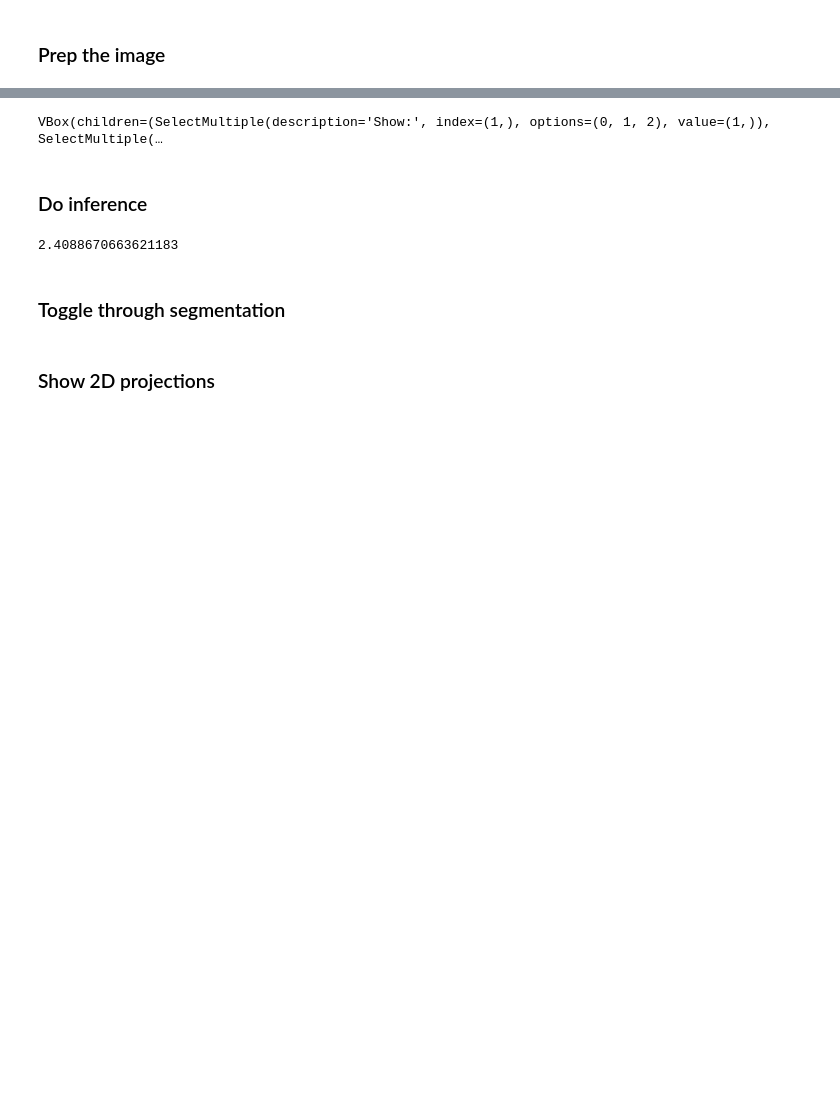
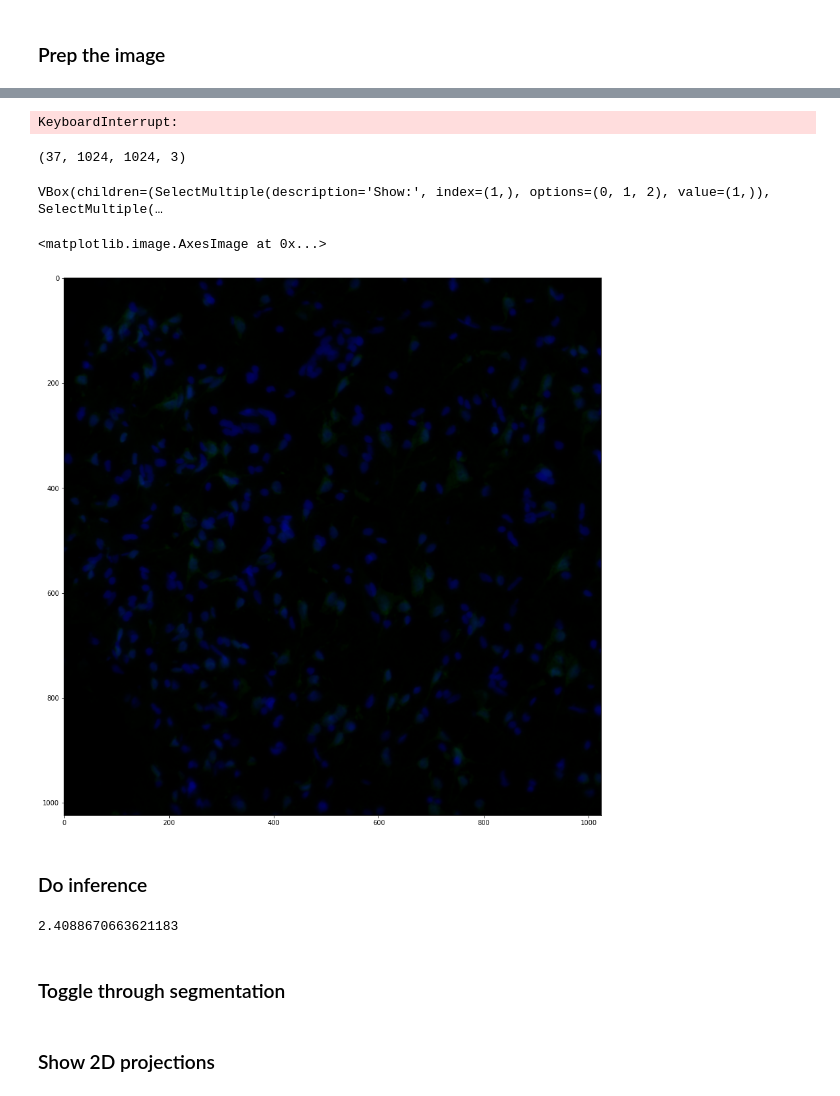
Before and after one commit to djunamay/confocalQuant, a Jupyter notebook: pipeline.ipynb, the cells around one changed output, grey strips where cells are left out. Cells and saved outputs as stored; diff of their text form; code cells hidden in the pictures; blank space fills up the shorter version.

Commit message:
updating toggle

```diff
--- a/pipeline.ipynb
+++ b/pipeline.ipynb
@@ -48,0 +65,12 @@ out_float = int_to_float(out)
+# %%
+import numba as nb
+from scipy import signal
+
+@nb.njit()
+def run_med_filter(out_float, kernel_size=3):
+    out_med = out_float.copy()
+
+    for i in (range(out_med.shape[0])):
+        for j in range(out_med.shape[-1]):
+            out_med[i,:,:,j] = median_filter_2d(out_float[i,:,:,j], kernel_size=kernel_size)
+    return out_med
@@ -49,5 +91,14 @@ out_float = int_to_float(out)
+# %%
+temp = run_med_filter(out_float, 3)
+temp.shap
+# %% [output]
+KeyboardInterrupt:
+# %%
+out_float.shape
+# %% [output]
+(37, 1024, 1024, 3)
 # %%
-toggle, median, background = toggle_filters(out_float)
+toggle, median, background_dict, gamma_dict, upper_dict, lower_dict = toggle_filters(out_float)
 toggle
 # %% [output]
 VBox(children=(SelectMultiple(description='Show:', index=(1,), options=(0, 1, 2), value=(1,)), SelectMultiple(…
@@ -56,13 +107,16 @@ VBox(children=(SelectMultiple(description='Show:', index=(1,), options=(0, 1, 2)
 out_med = run_med_filter(out_float, kernel_size = 3)
 
 # perform gamma correction for visualization
-dictionary = {0:(1,0,99.9), 1:(1,55,100), 2:(.4,0,100)}
-out_med_gamma = gamma_correct_image(out_med, dictionary)
+out_med_gamma = gamma_correct_image(out_med, gamma_dict, lower_dict, upper_dict)
 # %%
 # show projection
-out_med_gamma_mean_proj = float_to_int(np.mean(out_med_gamma, axis=(1,2,3)))
-plt.figure(figsize = (20,20))
-plt.imshow(temp)
+out_med_gamma_sele = extract_channels([1,2], out_med_gamma)
+out_med_gamma_mean_proj = (np.mean(out_med_gamma_sele, axis=(0)))
+plt.figure(figsize = (15,15))
+plt.imshow(out_med_gamma_mean_proj)
+# %% [output]
+<matplotlib.image.AxesImage at 0x...>
+[figure, added]
 # %% [markdown]
 ### Do inference
 # %%
```
Also changed, not shown: parts of 2 cells of this notebook, 1 other file.
